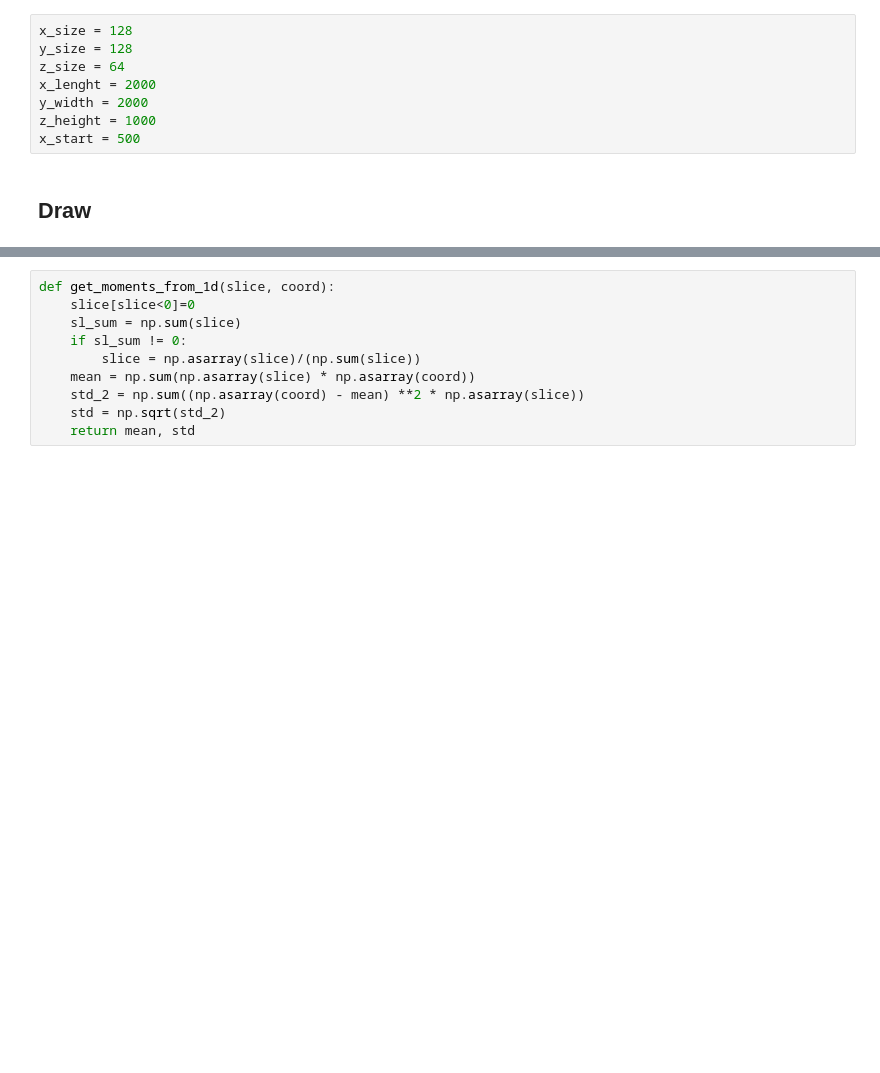
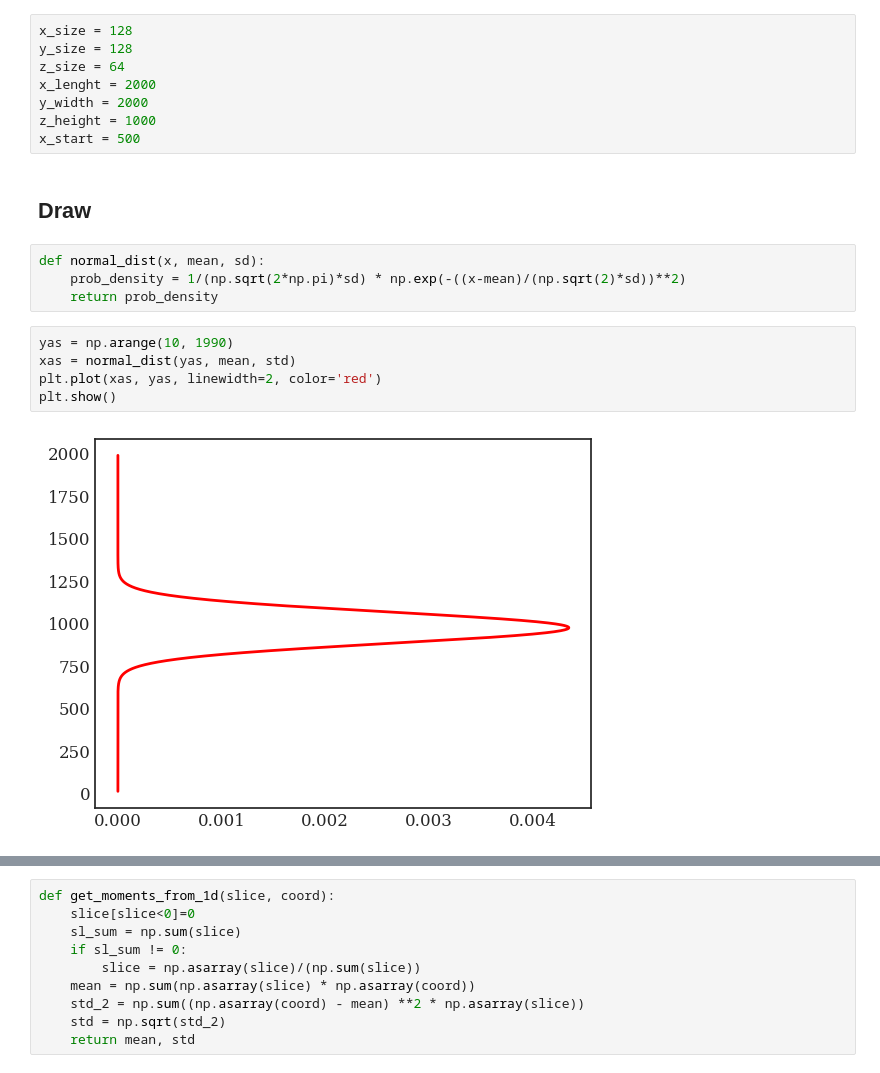
Before and after one commit to Esaak/NIR, a Jupyter notebook: visualization/visualization.ipynb, the cells around one changed output, grey strips where cells are left out. Drawn from its saved outputs; the diff is of its cells as text; blank space fills up the shorter version.

```diff
--- a/visualization/visualization.ipynb
+++ b/visualization/visualization.ipynb
@@ -23,4 +23,15 @@ z_height = 1000
 x_start = 500
 # %% [markdown]
 ## Draw
+# %%
+def normal_dist(x, mean, sd):
+    prob_density = 1/(np.sqrt(2*np.pi)*sd) * np.exp(-((x-mean)/(np.sqrt(2)*sd))**2)
+    return prob_density
+# %%
+yas = np.arange(10, 1990)
+xas = normal_dist(yas, mean, std)
+plt.plot(xas, yas, linewidth=2, color='red')
+plt.show()
+# %% [output]
+[figure, added]
 # %%
```
Also changed, not shown: parts of 7 cells of this notebook, 11 other files.
